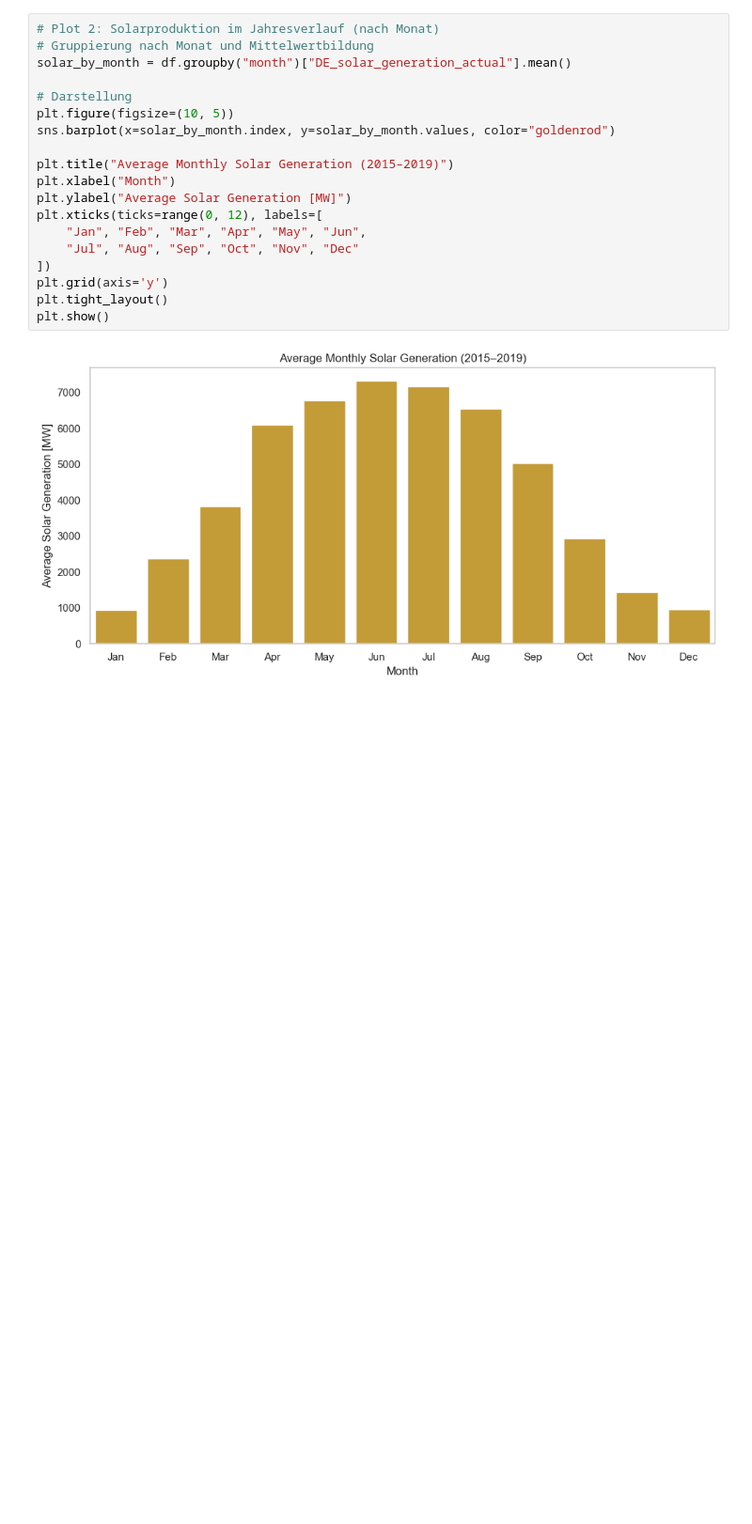
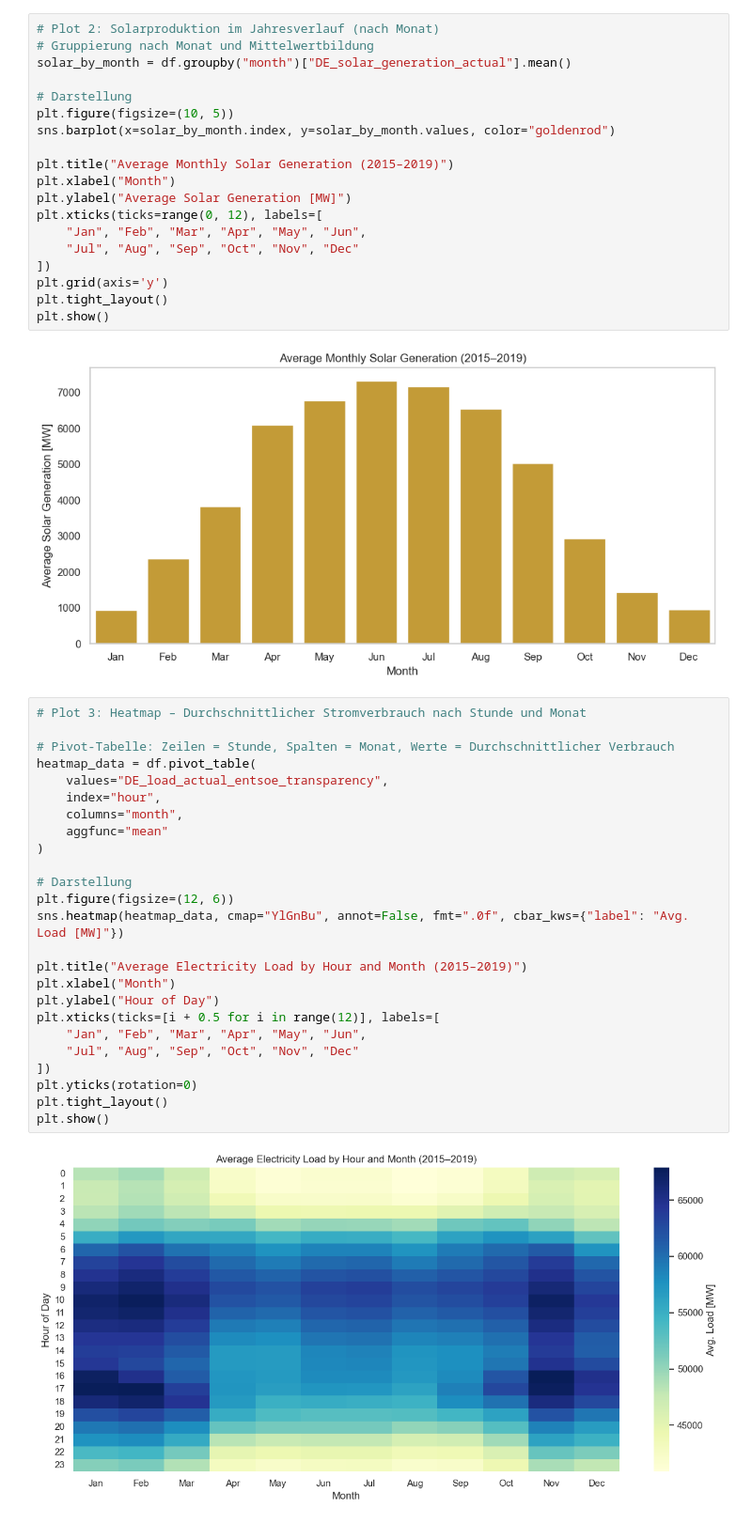
Before and after one commit to feizicodes/ml-netload-prediction, a Jupyter notebook: scr/EDA.de.ipynb, the cells around one changed output. Shown at 94% size. Drawn from its saved outputs; the diff is of its cells as text; blank space fills up the shorter version.

```diff
--- a/scr/EDA.de.ipynb
+++ b/scr/EDA.de.ipynb
@@ -45,3 +45,30 @@ plt.tight_layout()
 plt.show()
 # %% [output]
 [figure]
+# %%
+# Plot 3: Heatmap – Durchschnittlicher Stromverbrauch nach Stunde und Monat
+
+# Pivot-Tabelle: Zeilen = Stunde, Spalten = Monat, Werte = Durchschnittlicher Verbrauch
+heatmap_data = df.pivot_table(
+    values="DE_load_actual_entsoe_transparency",
+    index="hour",
+    columns="month",
+    aggfunc="mean"
+)
+
+# Darstellung
+plt.figure(figsize=(12, 6))
+sns.heatmap(heatmap_data, cmap="YlGnBu", annot=False, fmt=".0f", cbar_kws={"label": "Avg. Load [MW]"})
+
+plt.title("Average Electricity Load by Hour and Month (2015–2019)")
+plt.xlabel("Month")
+plt.ylabel("Hour of Day")
+plt.xticks(ticks=[i + 0.5 for i in range(12)], labels=[
+    "Jan", "Feb", "Mar", "Apr", "May", "Jun",
+    "Jul", "Aug", "Sep", "Oct", "Nov", "Dec"
+])
+plt.yticks(rotation=0)
+plt.tight_layout()
+plt.show()
+# %% [output]
+[figure, added]
```
Also changed, not shown: parts of 7 cells of this notebook, 1 other file.
